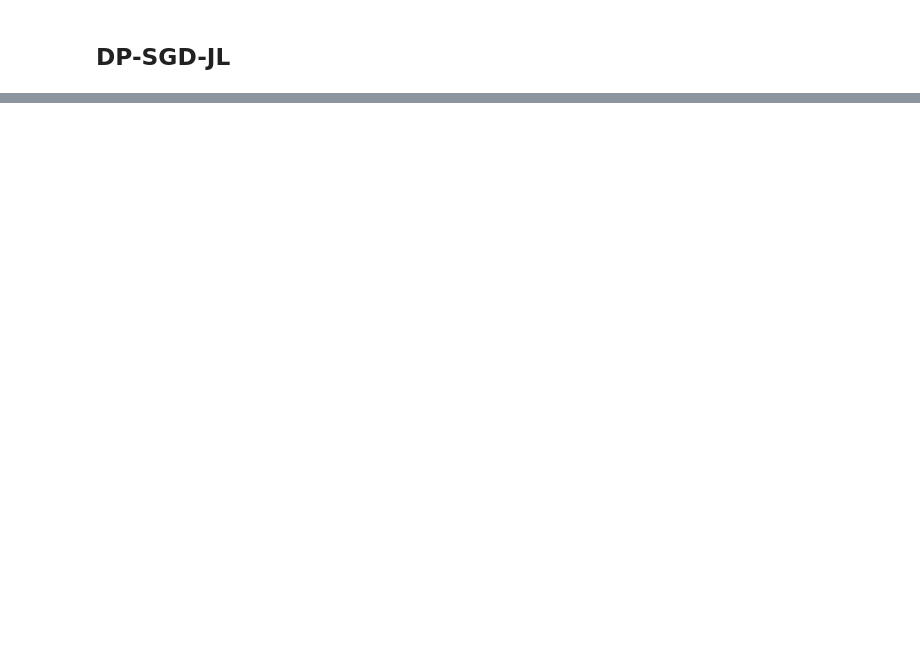
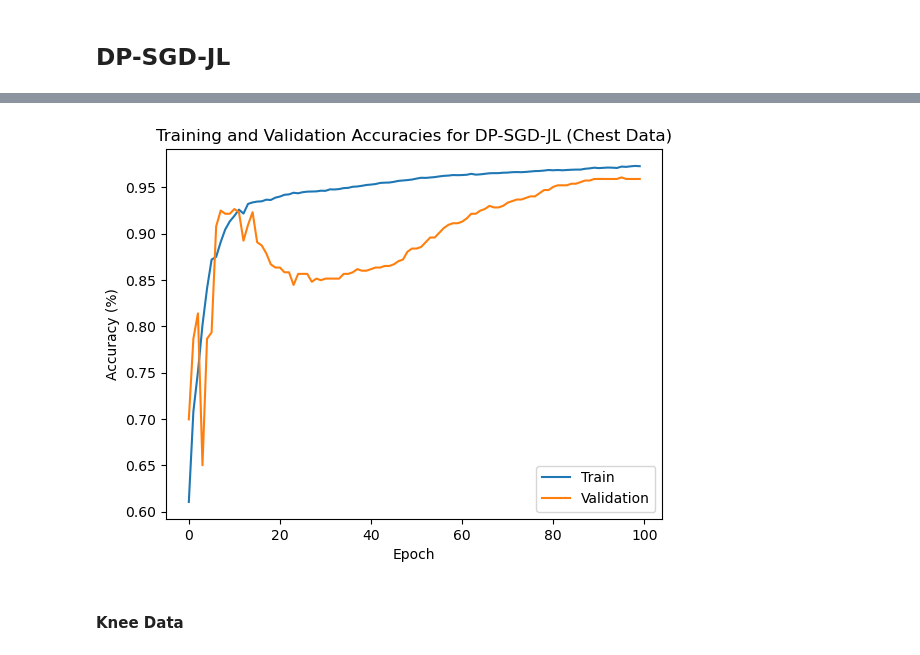
Before and after one commit to NicoleStrel/Deep-Learning-with-Differential-Privacy, a Jupyter notebook: DP-SGD-JL/DP_SGD_JL.ipynb, the cells around one changed output, grey strips where cells are left out. Saved outputs shown, nothing was run; the diff lists cells and outputs as text; code cells hidden in the pictures; blank space fills up the shorter version.

```diff
--- a/DP-SGD-JL/DP_SGD_JL.ipynb
+++ b/DP-SGD-JL/DP_SGD_JL.ipynb
@@ -284,0 +311,24 @@ Epoch 50 , Training Accuracy:  0.9600470066070557 Validation Accuracy:  0.907849
+# %%
+# hyperparameters
+epochs = 100
+batch = 100
+lr = 0.01
+sigma = 4
+C = 80.
+r = 5 # number of JL projections
+
+# functions
+loss_fcn = tf.keras.losses.SparseCategoricalCrossentropy(reduction=tf.keras.losses.Reduction.NONE)
+optimizer = tf.keras.optimizers.experimental.SGD(learning_rate=lr)
+train_acc_metric = keras.metrics.SparseCategoricalAccuracy()
+valid_acc_metric = keras.metrics.SparseCategoricalAccuracy()
+
+# training
+dp_sgd_jl_model_c = CNN(x_test[0].shape)
+rt_dp_c, pm_dp_c, (train_accuracies_dp_c, valid_accuracies_dp_c) = get_memory_usage_and_runtime(train_dp_sgd_jl, (x_train, y_train, x_valid, y_valid, dp_sgd_jl_model_c, epochs, batch))
+epsilon_c = get_epsilon_momentents_gaussian_dp(len(x_train), sigma, epochs, batch)
+output = dp_sgd_jl_model_c(tf.Variable(x_test))
+
+acc = keras.metrics.SparseCategoricalAccuracy()
+acc.update_state(y_test, output)
+test_accuracy_dp_c = float(acc.result())
@@ -284,0 +354,12 @@ Epoch 50 , Training Accuracy:  0.9600470066070557 Validation Accuracy:  0.907849
+# %%
+plt.title("Training and Validation Accuracies for DP-SGD-JL (Chest Data)")
+plt.plot(train_accuracies_dp_c, label="Train")
+plt.plot(valid_accuracies_dp_c, label="Validation")
+plt.xlabel("Epoch")
+plt.ylabel("Accuracy (%)")
+plt.legend(loc='best')
+plt.show()
+# %% [output]
+[figure, added]
+# %% [markdown]
+#### Knee Data
```
Also changed, not shown: parts of 22 cells of this notebook, 4 other files.
